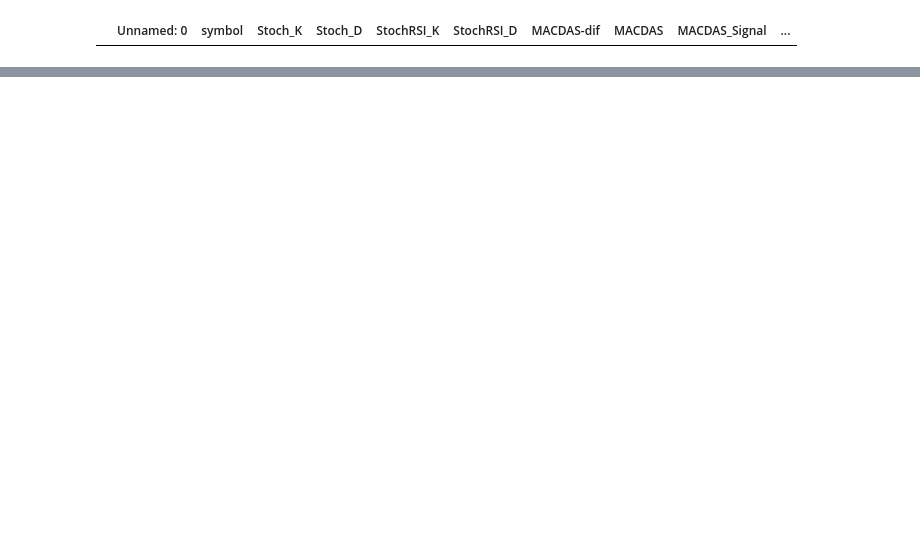
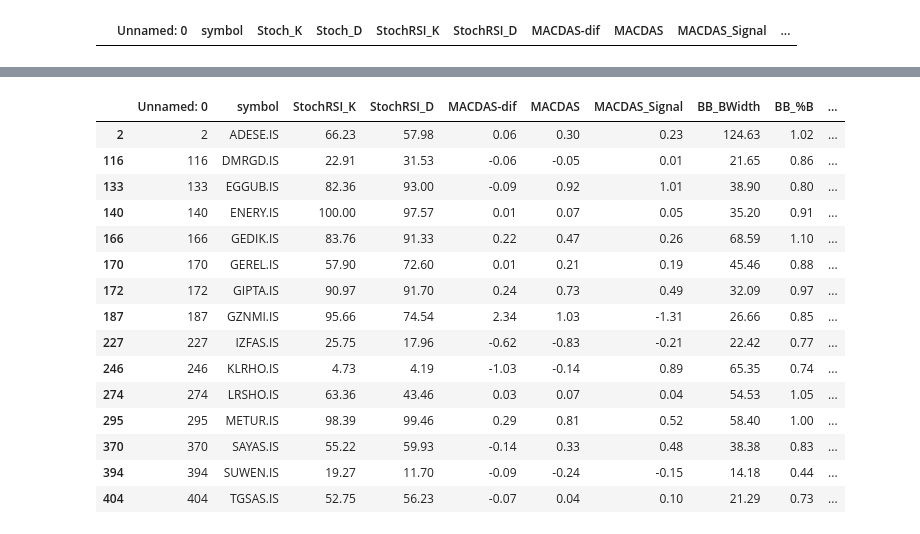
Before and after one commit to TolgaUyanik/StockMarket, a Jupyter notebook: Stock_Market_Main.ipynb, the cells around one changed output, grey strips where cells are left out. Cells and saved outputs as stored; diff of their text form; code cells hidden in the pictures; blank space fills up the shorter version.

```diff
--- a/Stock_Market_Main.ipynb
+++ b/Stock_Market_Main.ipynb
@@ -336,3 +165,27 @@ top_performers
+# %%
+bullish = df2.copy()
+bullish = bullish[bullish["TK_Cross"] == "Bullish"]
+bullish = bullish[bullish["Cloud_Position"] == "Above_Cloud"]
+bullish = bullish[bullish["st_way"] > 0]
+bullish = bullish[bullish["ADX"] > 40]
+bullish
+# %% [output]
+|  | Unnamed: 0 | symbol | StochRSI_K | StochRSI_D | MACDAS-dif | MACDAS | MACDAS_Signal | BB_BWidth | BB_%B | ... |
+| 2 | 2 | ADESE.IS | 66.23 | 57.98 | 0.06 | 0.30 | 0.23 | 124.63 | 1.02 | ... |
+| 116 | 116 | DMRGD.IS | 22.91 | 31.53 | -0.06 | -0.05 | 0.01 | 21.65 | 0.86 | ... |
+| 133 | 133 | EGGUB.IS | 82.36 | 93.00 | -0.09 | 0.92 | 1.01 | 38.90 | 0.80 | ... |
+| 140 | 140 | ENERY.IS | 100.00 | 97.57 | 0.01 | 0.07 | 0.05 | 35.20 | 0.91 | ... |
+| 166 | 166 | GEDIK.IS | 83.76 | 91.33 | 0.22 | 0.47 | 0.26 | 68.59 | 1.10 | ... |
+| 170 | 170 | GEREL.IS | 57.90 | 72.60 | 0.01 | 0.21 | 0.19 | 45.46 | 0.88 | ... |
+| 172 | 172 | GIPTA.IS | 90.97 | 91.70 | 0.24 | 0.73 | 0.49 | 32.09 | 0.97 | ... |
+| 187 | 187 | GZNMI.IS | 95.66 | 74.54 | 2.34 | 1.03 | -1.31 | 26.66 | 0.85 | ... |
+| 227 | 227 | IZFAS.IS | 25.75 | 17.96 | -0.62 | -0.83 | -0.21 | 22.42 | 0.77 | ... |
+| 246 | 246 | KLRHO.IS | 4.73 | 4.19 | -1.03 | -0.14 | 0.89 | 65.35 | 0.74 | ... |
+| 274 | 274 | LRSHO.IS | 63.36 | 43.46 | 0.03 | 0.07 | 0.04 | 54.53 | 1.05 | ... |
+| 295 | 295 | METUR.IS | 98.39 | 99.46 | 0.29 | 0.81 | 0.52 | 58.40 | 1.00 | ... |
+| 370 | 370 | SAYAS.IS | 55.22 | 59.93 | -0.14 | 0.33 | 0.48 | 38.38 | 0.83 | ... |
+| 394 | 394 | SUWEN.IS | 19.27 | 11.70 | -0.09 | -0.24 | -0.15 | 14.18 | 0.44 | ... |
+| 404 | 404 | TGSAS.IS | 52.75 | 56.23 | -0.07 | 0.04 | 0.10 | 21.29 | 0.73 | ... |
 # %%
 #If this one works write portfolio as same format.
 XU100 = df2.copy()
```
Also changed, not shown: parts of 14 cells of this notebook, 10 other files.
